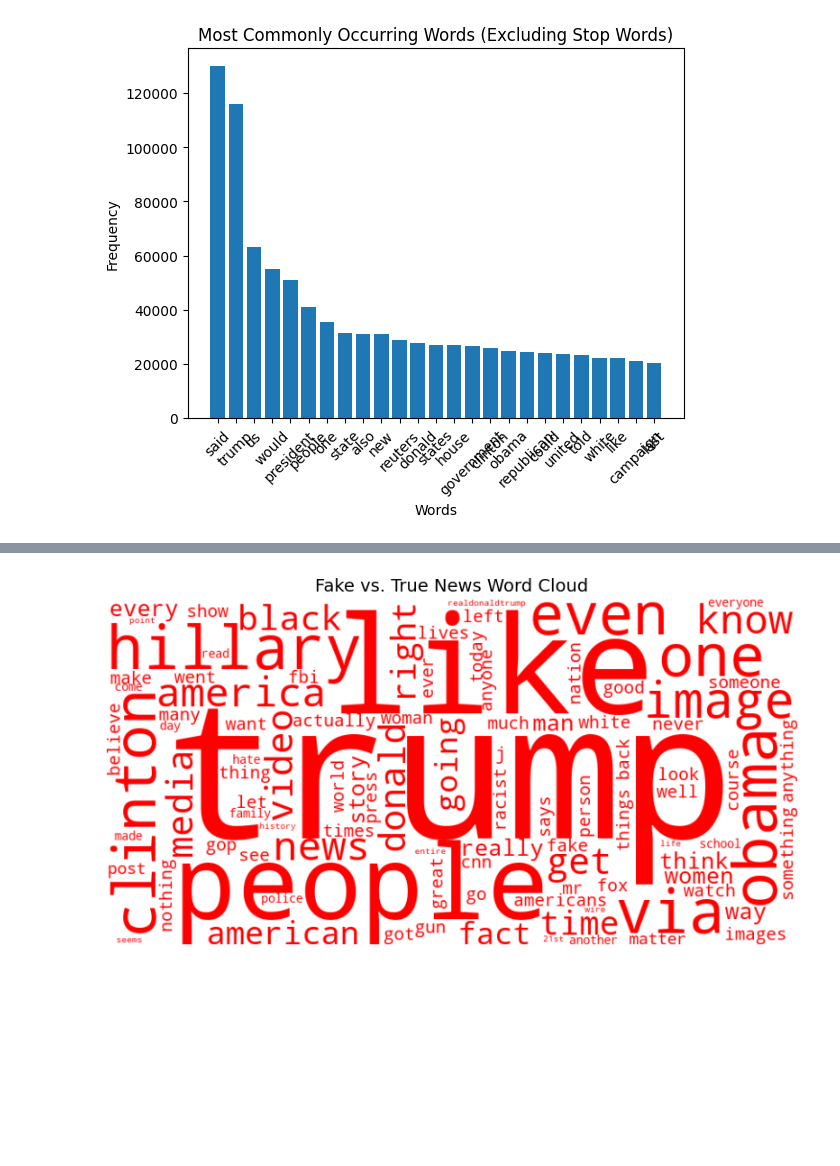
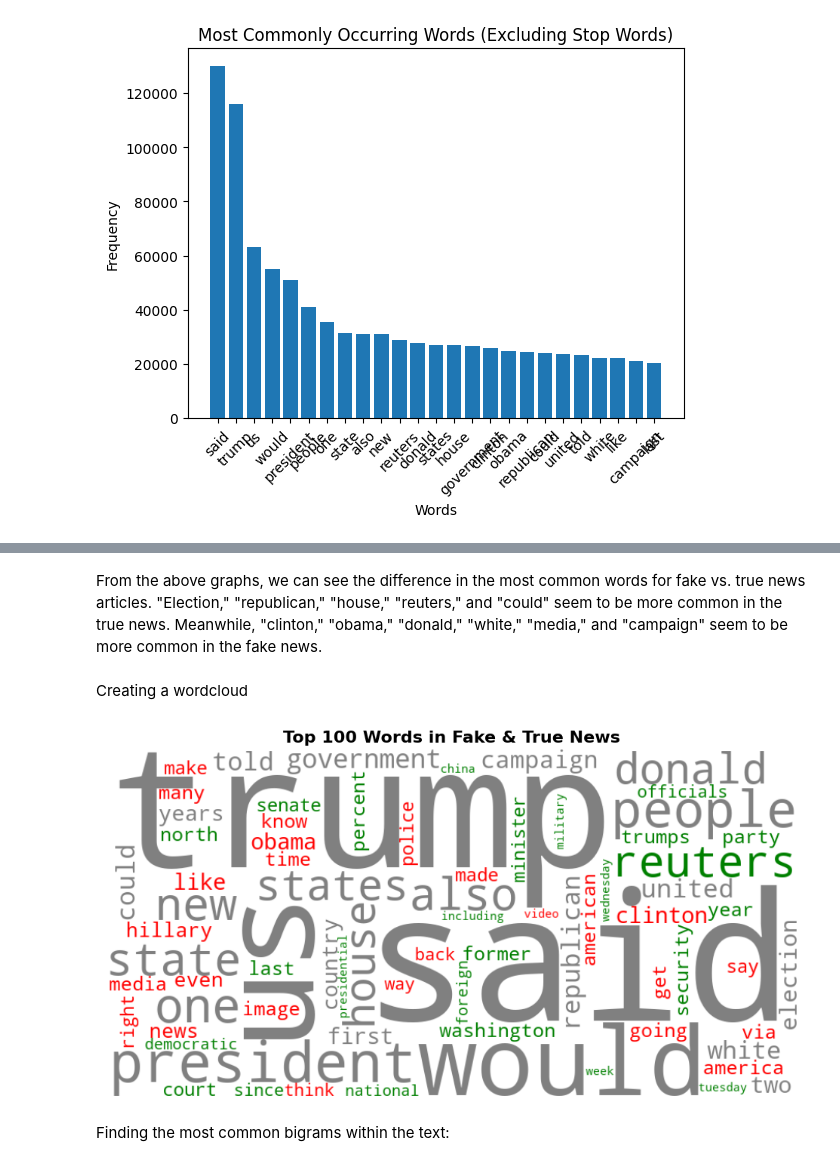
Before and after one commit to ShirleyW-W/PSTAT134-Project, a Jupyter notebook: PSTAT134_Final_Project.ipynb, the cells around one changed output, grey strips where cells are left out. Cells and saved outputs as stored; diff of their text form; code cells hidden in the pictures; blank space fills up the shorter version.

```diff
--- a/PSTAT134_Final_Project.ipynb
+++ b/PSTAT134_Final_Project.ipynb
@@ -166,42 +170,46 @@ plt.show()
+# %% [markdown]
+From the above graphs, we can see the difference in the most common words for fake vs. true news articles. "Election," "republican," "house," "reuters," and "could" seem to be more common in the true news. Meanwhile, "clinton," "obama," "donald," "white," "media," and "campaign" seem to be more common in the fake news.
+# %% [markdown]
+Creating a wordcloud
 # %%
 import re
 from wordcloud import WordCloud
 import matplotlib.pyplot as plt
 from textblob import Word
 
-word_freq = {
-    word: fake_word_counts.get(word, 0) - true_word_counts.get(word, 0)
-    for word in set(fake_word_counts) | set(true_word_counts)
-}
+# create dictionaries for word frequencies
+fake_top_words = dict(fake_word_counts.most_common(50))
+true_top_words = dict(true_word_counts.most_common(50))
 
-# Custom color function with gradient
+# merge word counts while keeping track of origins
+combined_word_counts = {word: fake_top_words.get(word, 0) + true_top_words.get(word, 0)
+                        for word in set(fake_top_words) | set(true_top_words)}
+
+# custom function to color words based on their origin
 def color_func(word, font_size, position, orientation, random_state=None, **kwargs):
-    diff = word_freq.get(word, 0)  # Get Fake - True difference
+    if word in fake_top_words and word in true_top_words:
+        return "rgb(128, 128, 128)"  # gray for shared words
+    elif word in fake_top_words:
+        return "rgb(255, 0, 0)"  # red for fake news words
+    elif word in true_top_words:
+        return "rgb(0, 128, 0)"  # green for true news words
+    return "rgb(0, 0, 0)"
 
-    if diff > 0:  # More in Fake News
-        red_intensity = min(255, int(255 * diff))  # Scale red intensity
-        return f"rgb({red_intensity},0,0)"  # Red gradient
+# generate word cloud
+wordcloud = WordCloud(
+    width = 900, height = 450, max_words = 100, background_color = "white"
+).generate_from_frequencies(combined_word_counts)
 
-    elif diff < 0:  # More in True News
-        blue_intensity = min(255, int(255 * abs(diff)))  # Scale blue intensity
-        return f"rgb(0,0,{blue_intensity})"  # Blue gradient
+# apply custom coloring
+wordcloud.recolor(color_func = color_func)
 
-    else:  # Appears equally in both
-        return "rgb(128,128,128)"  # Gray
-
-# Generate Word Cloud
-wordcloud = WordCloud(
-    width=800, height=400, max_words=100, background_color="white"
-).generate_from_frequencies(word_freq)
-
-# Apply custom coloring
-wordcloud.recolor(color_func=color_func)
-
-# Plot Word Cloud
-plt.figure(figsize=(10, 5))
-plt.imshow(wordcloud, interpolation='bilinear')
+# plotting the wordcloud
+plt.figure(figsize = (12, 6))
+plt.imshow(wordcloud, interpolation = "bilinear")
 plt.axis("off")
-plt.title("Fake vs. True News Word Cloud", fontsize=14)
+plt.title("Top 100 Words in Fake & True News", fontsize = 16, fontweight = "bold")
 plt.show()
 # %% [output]
-[figure, old version]
+[figure, new version]
+# %% [markdown]
+Finding the most common bigrams within the text:
```
Also changed, not shown: parts of 6 cells of this notebook.
